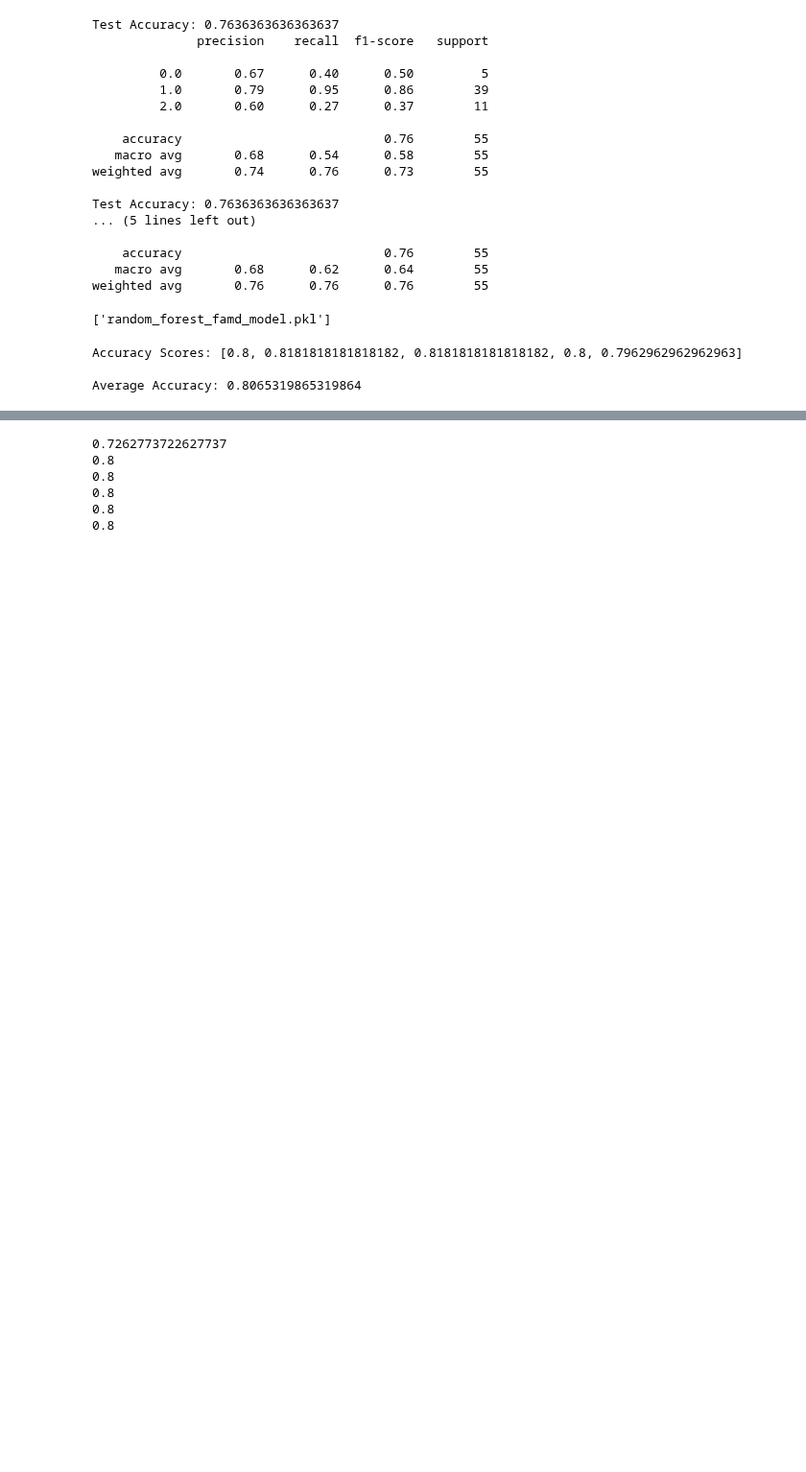
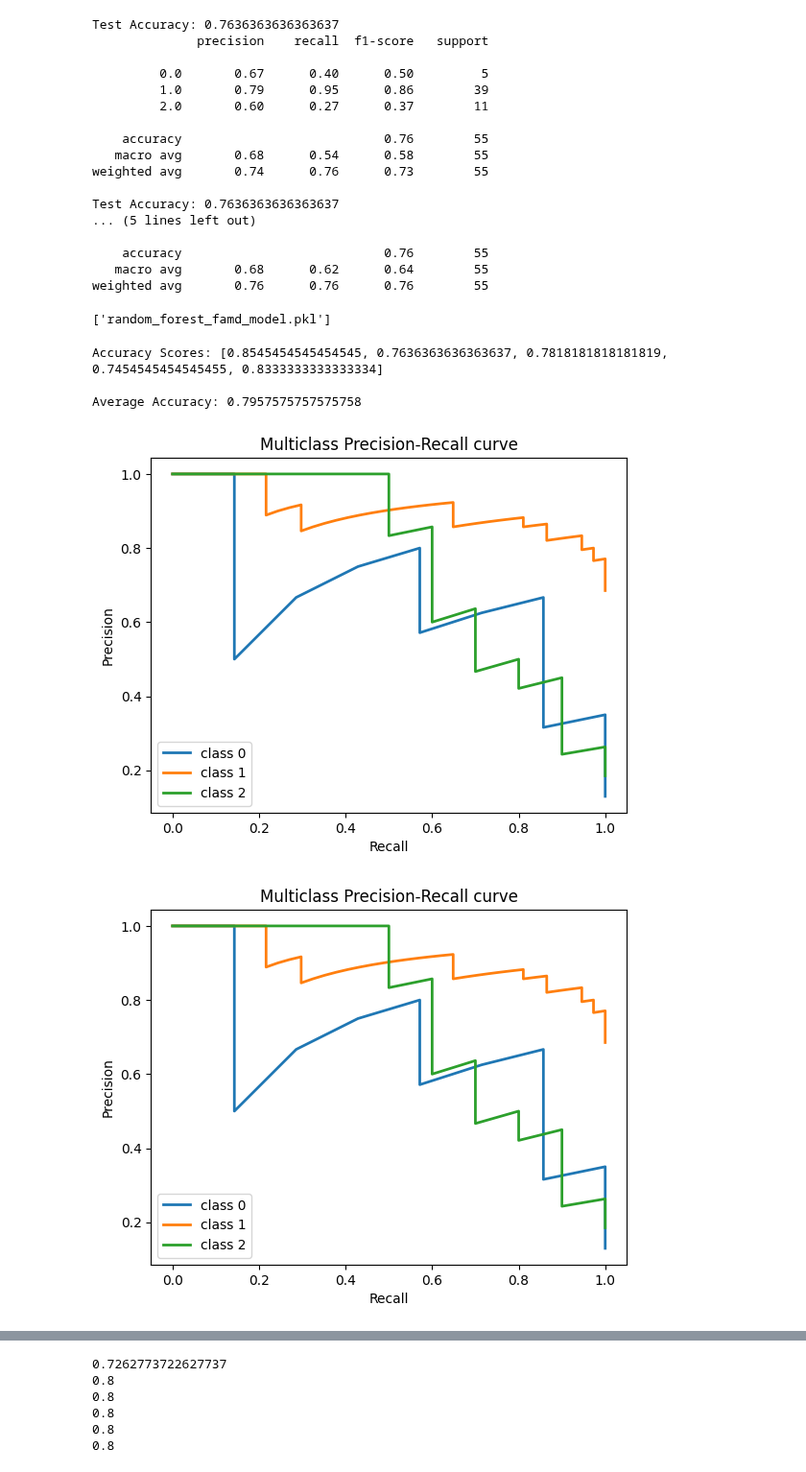
Before and after one commit to elmella/how-interest-ing, a Jupyter notebook: purest_model_training.ipynb, the cells around one changed output, grey strips where cells are left out. Shown at 96% size. Saved outputs shown, nothing was run; the diff lists cells and outputs as text; code cells hidden in the pictures; blank space fills up the shorter version.

```diff
--- a/purest_model_training.ipynb
+++ b/purest_model_training.ipynb
@@ -157,7 +158,6 @@ skf = StratifiedKFold(n_splits=5, shuffle=True)
 
 # List to store accuracy scores for this iteration
 accuracy_scores = []
-model_list = []
 
 # Perform K-Fold Cross-Validation
 for train_index, test_index in skf.split(X_transformed, y):
@@ -171,9 +171,6 @@ for train_index, test_index in skf.split(X_transformed, y):
     # Calculate and store accuracy
     accuracy_scores.append(accuracy_score(y_test, predictions))
 
-    # Store the model
-    model_list.append(pipe)
-
 # Calculate average accuracy for this iteration
 avg_accuracy = np.mean(accuracy_scores)
 
@@ -181,6 +178,31 @@ avg_accuracy = np.mean(accuracy_scores)
 print('Accuracy Scores: {} \n'.format(accuracy_scores))
 print('Average Accuracy: {}'.format(avg_accuracy))
 # %% [output]
-Accuracy Scores: [0.8, 0.8181818181818182, 0.8181818181818182, 0.8, 0.7962962962962963]
+Accuracy Scores: [0.8545454545454545, 0.7636363636363637, 0.7818181818181819, 0.7454545454545455, 0.8333333333333334]
 
-Average Accuracy: 0.8065319865319864
+Average Accuracy: 0.7957575757575758
+# %%
+from sklearn.preprocessing import label_binarize
+from sklearn.metrics import precision_recall_curve, average_precision_score
+import matplotlib.pyplot as plt
+
+# Assuming y has 3 classes: 0, 1, 2
+
+# Getting scores for each class
+    y_scores = model.predict_proba(X_test)
+    y_bin = label_binarize(y_test, classes=[0, 1, 2])
+
+
+    # Plotting Precision-Recall curve for each class
+    for i in range(3):
+        precision, recall, _ = precision_recall_curve(y_bin[:, i], y_scores[:, i])
+        plt.plot(recall, precision, lw=2, label=f'class {i}')
+
+    plt.xlabel('Recall')
+    plt.ylabel('Precision')
+    plt.legend(loc="best")
+    plt.title('Multiclass Precision-Recall curve')
+    plt.show()
+# %% [output]
+[figure, added]
+[figure, added]
```
Also changed, not shown: parts of 3 cells of this notebook.
